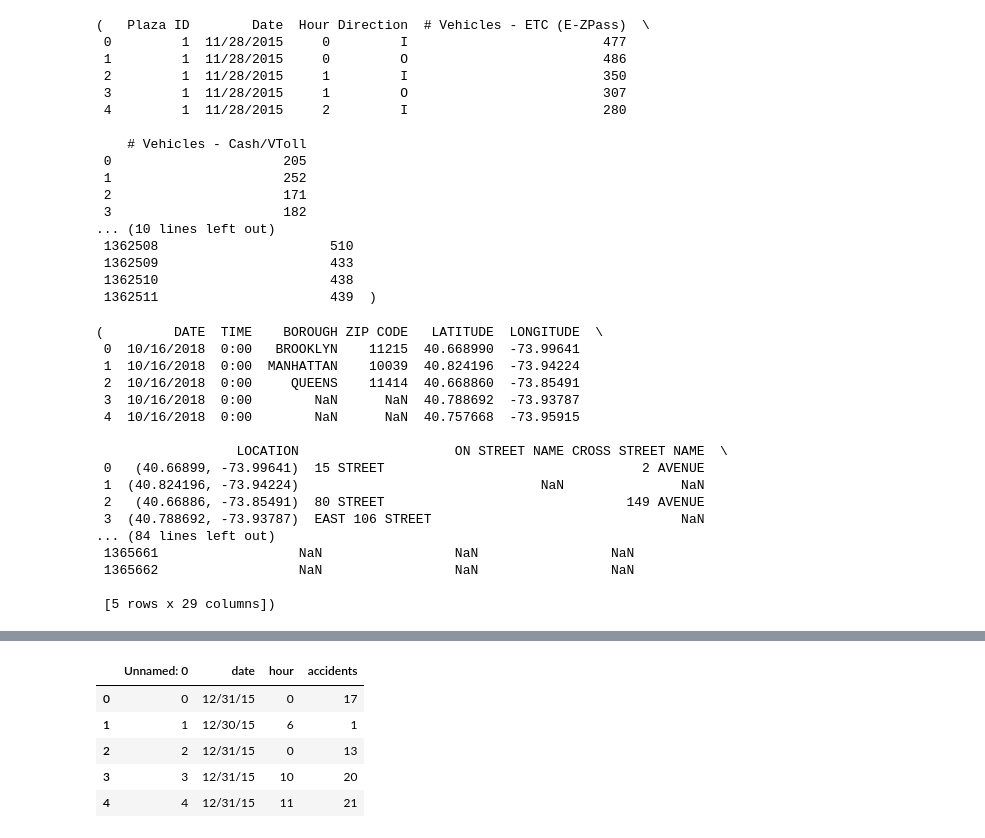
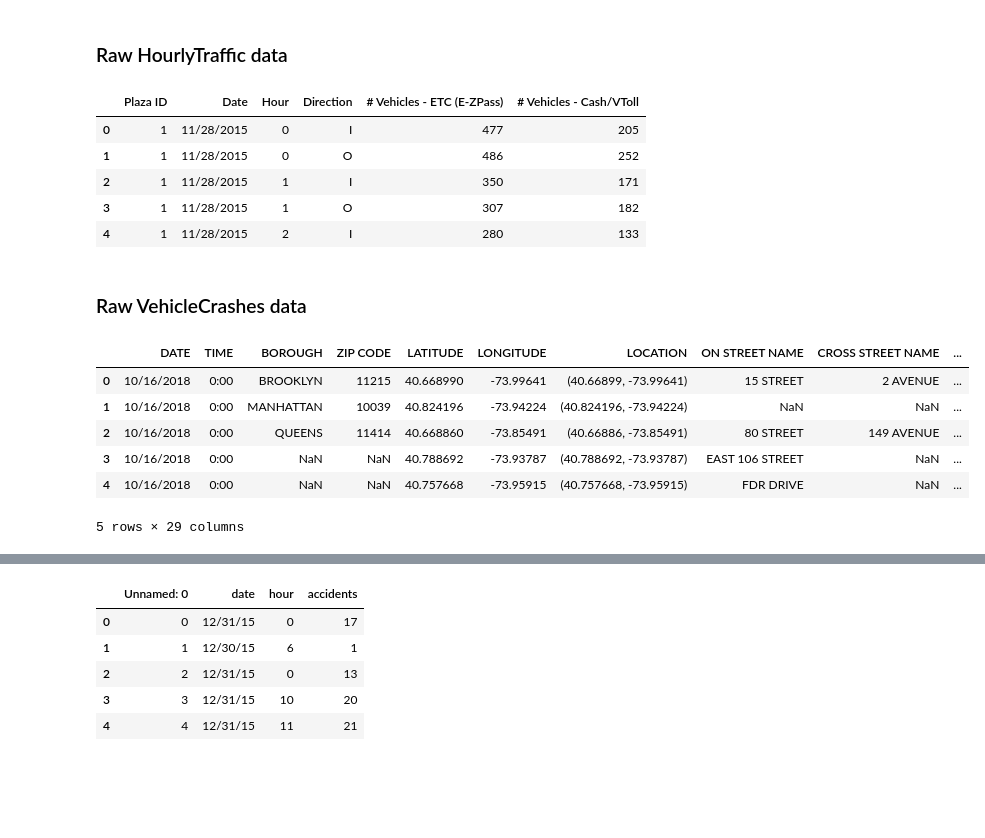
Before and after one commit to DeeptanshuM/HackHarvard2018, a Jupyter notebook: DataCleaningandProcessing.ipynb, the cells around one changed output, grey strips where cells are left out. Cells and saved outputs as stored; diff of their text form; code cells hidden in the pictures; blank space fills up the shorter version.

```diff
--- a/DataCleaningandProcessing.ipynb
+++ b/DataCleaningandProcessing.ipynb
@@ -13,46 +15,28 @@ We'll do this by... before you understand how we're doing this you must see-
+# %% [markdown]
+### Raw HourlyTraffic data
 # %%
 import pandas as pd
 # %%
 # hourly traffic raw data
 dfHourlyTraffic = pd.read_csv('HourlyTraffic.csv')
-dfHourlyTraffic.head(), dfHourlyTraffic.tail()
+dfHourlyTraffic.head()
 # %% [output]
-(   Plaza ID        Date  Hour Direction  # Vehicles - ETC (E-ZPass)  \
- 0         1  11/28/2015     0         I                         477
- 1         1  11/28/2015     0         O                         486
- 2         1  11/28/2015     1         I                         350
- 3         1  11/28/2015     1         O                         307
- 4         1  11/28/2015     2         I                         280
-
-    # Vehicles - Cash/VToll
- 0                      205
- 1                      252
- 2                      171
- 3                      182
-... (10 lines left out)
- 1362508                      510
- 1362509                      433
- 1362510                      438
- 1362511                      439  )
+|  | Plaza ID | Date | Hour | Direction | # Vehicles - ETC (E-ZPass) | # Vehicles - Cash/VToll |
+| 0 | 1 | 11/28/2015 | 0 | I | 477 | 205 |
+| 1 | 1 | 11/28/2015 | 0 | O | 486 | 252 |
+| 2 | 1 | 11/28/2015 | 1 | I | 350 | 171 |
+| 3 | 1 | 11/28/2015 | 1 | O | 307 | 182 |
+| 4 | 1 | 11/28/2015 | 2 | I | 280 | 133 |
+# %% [markdown]
+### Raw VehicleCrashes data
 # %%
-# vehicle crash data
 dfVehicleCrashes = pd.read_csv('VehicleCrashes.csv', low_memory=False)
-dfVehicleCrashes.head(), dfVehicleCrashes.tail()
+dfVehicleCrashes.head()
 # %% [output]
+|  | DATE | TIME | BOROUGH | ZIP CODE | LATITUDE | LONGITUDE | LOCATION | ON STREET NAME | CROSS STREET NAME | ... |
+| 0 | 10/16/2018 | 0:00 | BROOKLYN | 11215 | 40.668990 | -73.99641 | (40.66899, -73.99641) | 15 STREET | 2 AVENUE | ... |
+| 1 | 10/16/2018 | 0:00 | MANHATTAN | 10039 | 40.824196 | -73.94224 | (40.824196, -73.94224) | NaN | NaN | ... |
+| 2 | 10/16/2018 | 0:00 | QUEENS | 11414 | 40.668860 | -73.85491 | (40.66886, -73.85491) | 80 STREET | 149 AVENUE | ... |
+| 3 | 10/16/2018 | 0:00 | NaN | NaN | 40.788692 | -73.93787 | (40.788692, -73.93787) | EAST 106 STREET | NaN | ... |
+| 4 | 10/16/2018 | 0:00 | NaN | NaN | 40.757668 | -73.95915 | (40.757668, -73.95915) | FDR DRIVE | NaN | ... |
-(         DATE  TIME    BOROUGH ZIP CODE   LATITUDE  LONGITUDE  \
- 0  10/16/2018  0:00   BROOKLYN    11215  40.668990  -73.99641
- 1  10/16/2018  0:00  MANHATTAN    10039  40.824196  -73.94224
- 2  10/16/2018  0:00     QUEENS    11414  40.668860  -73.85491
- 3  10/16/2018  0:00        NaN      NaN  40.788692  -73.93787
- 4  10/16/2018  0:00        NaN      NaN  40.757668  -73.95915
-
-                  LOCATION                    ON STREET NAME CROSS STREET NAME  \
- 0   (40.66899, -73.99641)  15 STREET                                 2 AVENUE
- 1  (40.824196, -73.94224)                               NaN               NaN
- 2   (40.66886, -73.85491)  80 STREET                               149 AVENUE
- 3  (40.788692, -73.93787)  EAST 106 STREET                                NaN
-... (84 lines left out)
- 1365661                  NaN                 NaN                 NaN
- 1365662                  NaN                 NaN                 NaN
-
- [5 rows x 29 columns])
+5 rows × 29 columns
```
Also changed, not shown: parts of 21 cells of this notebook.
